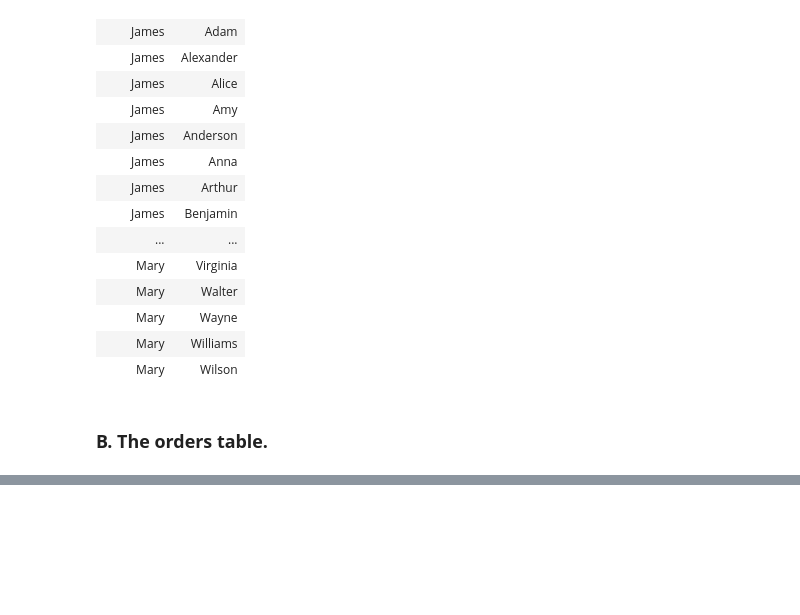
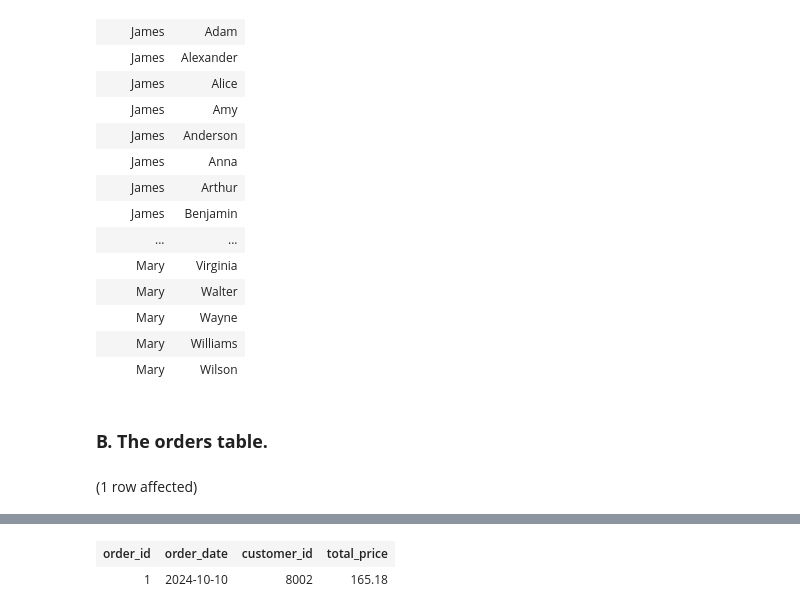
Before and after one commit to bradleytkay/post-launchcode-grad-work, a Jupyter notebook: OnlineShoppingDB.ipynb, the cells around one changed output, grey strips where cells are left out. Cells and saved outputs as stored; diff of their text form; code cells hidden in the pictures; blank space fills up the shorter version.

Commit message:
completed EDA on orders table

```diff
--- a/OnlineShoppingDB.ipynb
+++ b/OnlineShoppingDB.ipynb
@@ -245,3 +245,8 @@ Total execution time: 00:00:00.026
 | Mary | Wilson |
 # %% [markdown]
 ### **B. The orders table.**
+# %%
+SELECT TOP 1 *
+FROM OnlineShoppingDB.dbo.orders
+# %% [output]
+(1 row affected)
@@ -247,0 +254,2 @@ Total execution time: 00:00:00.026
+| order_id | order_date | customer_id | total_price |
+| 1 | 2024-10-10 | 8002 | 165.18 |
```
Also changed, not shown: parts of 9 cells of this notebook.
